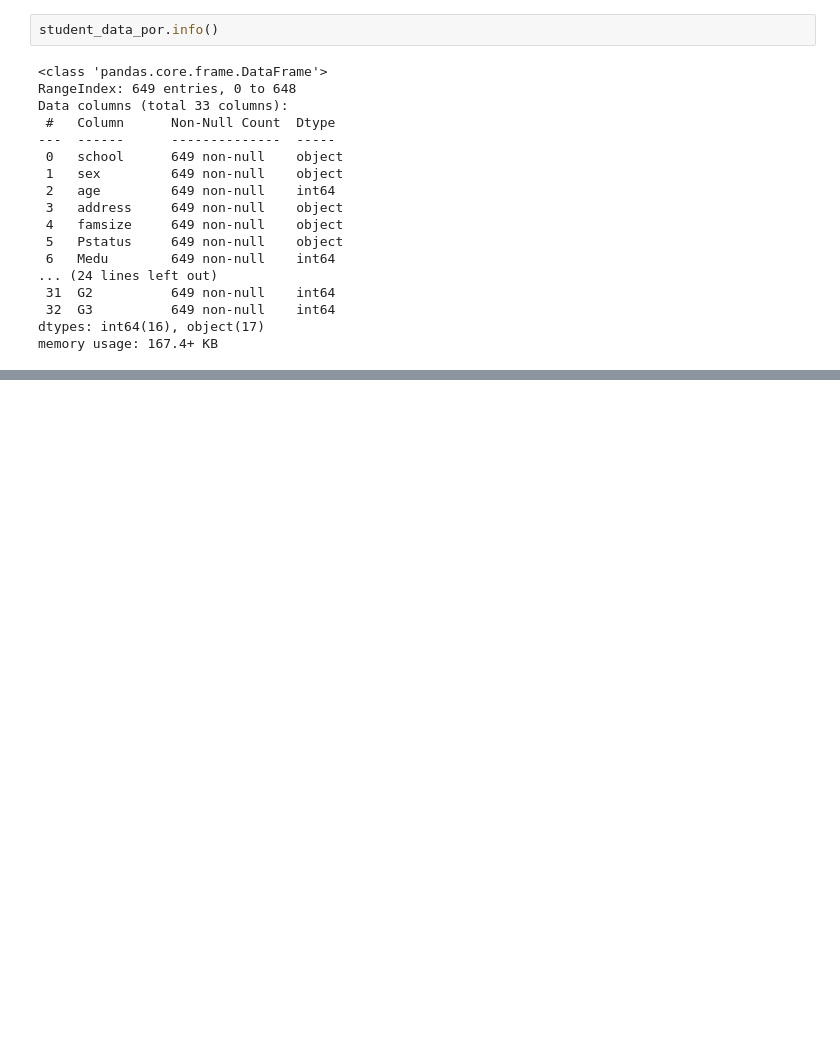
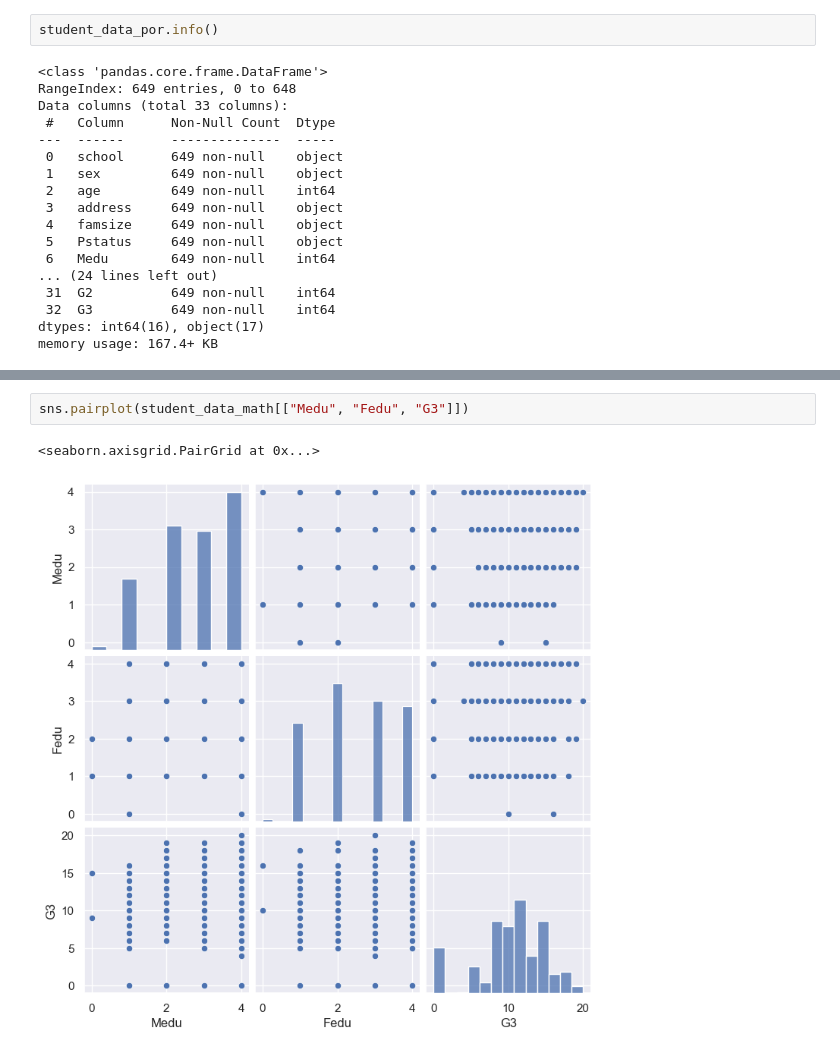
Before and after one commit to hijiki-my-dev/matsuo-book, a Jupyter notebook: chap3.ipynb, the cells around one changed output, grey strips where cells are left out. Cells and saved outputs as stored; diff of their text form; blank space fills up the shorter version.

```diff
--- a/chap3.ipynb
+++ b/chap3.ipynb
@@ -90,0 +191,5 @@ memory usage: 167.4+ KB
+# %%
+sns.pairplot(student_data_math[["Medu", "Fedu", "G3"]])
+# %% [output]
+<seaborn.axisgrid.PairGrid at 0x...>
+[figure, added]
```
Also changed, not shown: parts of 11 cells of this notebook.
